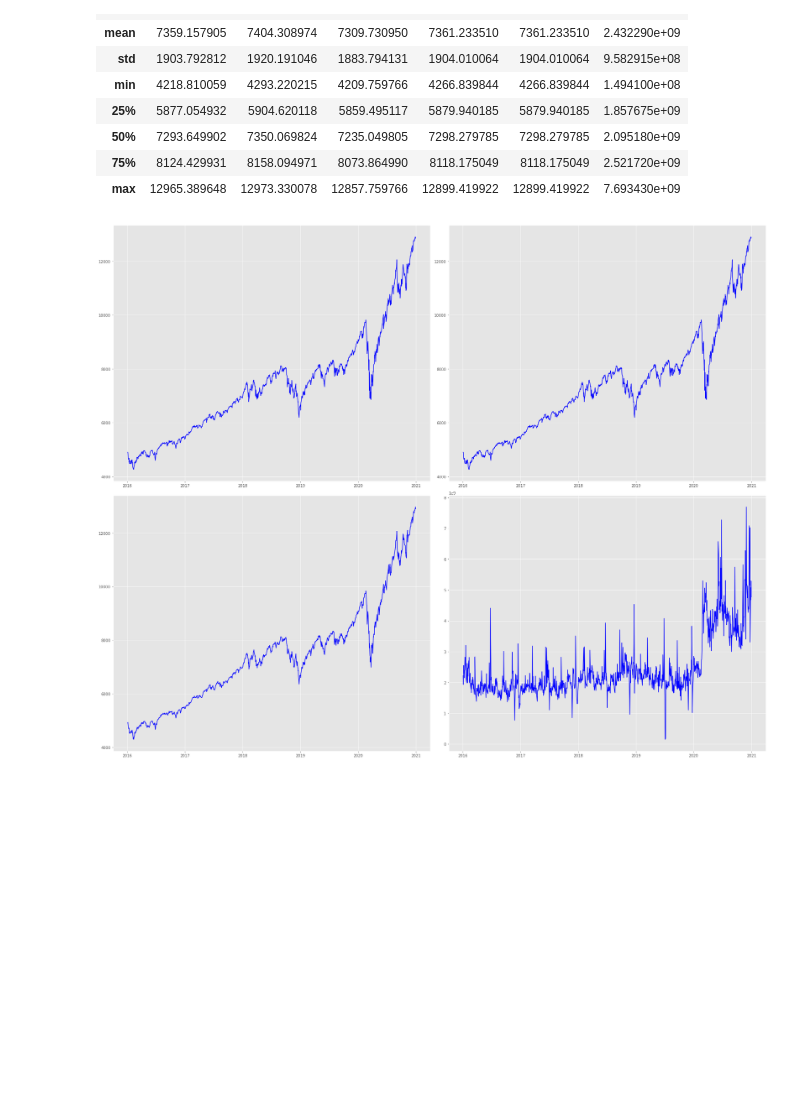
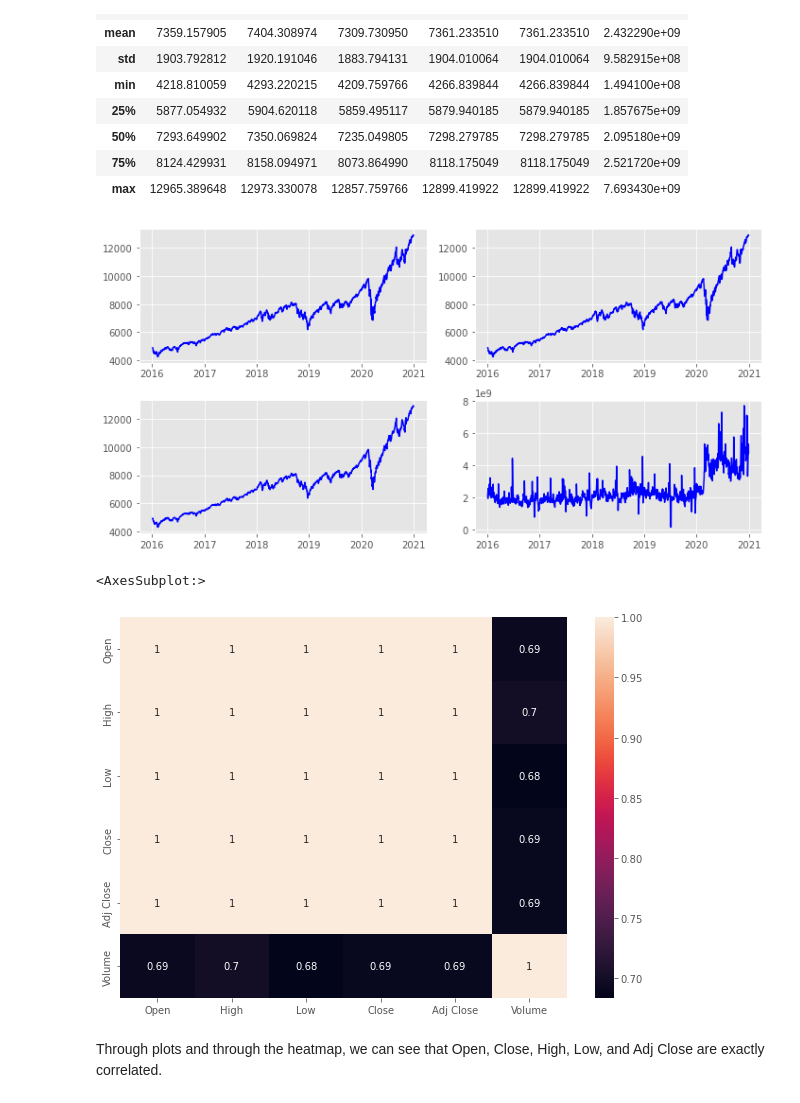
Before and after one commit to Parishkrit/Market-forecast, a Jupyter notebook: NASDAQ.ipynb, the cells around one changed output. Drawn from its saved outputs; the diff is of its cells as text; code cells hidden in the pictures; blank space fills up the shorter version.

```diff
--- a/NASDAQ.ipynb
+++ b/NASDAQ.ipynb
@@ -7,4 +12,4 @@ plt.style.use('ggplot')
 # %%
-series = pd.read_csv("D:\\GitHub\\Market-forecast\\NASDAQ Data\\NASDAQ Training Data - 1st Jan 2016 to 1st Jan 2022.csv", parse_dates=['Date'])
+df = pd.read_csv("D:\\GitHub\\Market-forecast\\NASDAQ Data\\NASDAQ Training Data - 1st Jan 2016 to 1st Jan 2022.csv", parse_dates=['Date'])
 test = pd.read_csv("D:\\GitHub\\Market-forecast\\NASDAQ Data\\NASDAQ Out of Time Data - 1st Jan 2022 to 4th Feb 2022.csv")
 # %%
@@ -46,21 +51,31 @@ series.describe()
 | 75% | 8124.429931 | 8158.094971 | 8073.864990 | 8118.175049 | 8118.175049 | 2.521720e+09 |
 | max | 12965.389648 | 12973.330078 | 12857.759766 | 12899.419922 | 12899.419922 | 7.693430e+09 |
 # %%
-figure,axes = plt.subplots(2,2,figsize=(25,20))
-# plt.figure(figsize =(12,5))
-axes[0,0].plot(series['Date'],series['Close'], color='blue')
+figure,axes = plt.subplots(2,2,figsize=(10,5))
+
+axes[0,0].plot(df['Date'],df['Close'], color='blue')
 # plt.show()
 
-# plt.figure(figsize =(12,5))
-axes[0,1].plot(series['Date'],series['Adj Close'], color='blue')
+axes[0,1].plot(df['Date'],df['Adj Close'], color='blue')
 # plt.show()
 
-axes[1,0].plot(series['Date'],series['High'], color='blue')
+axes[1,0].plot(df['Date'],df['High'], color='blue')
 
-axes[1,1].plot(series['Date'],series['Volume'], color='blue')
+axes[1,1].plot(df['Date'],df['Volume'], color='blue')
 
 plt.tight_layout()
 
 plt.show()
 # %% [output]
-[figure, old version]
+[figure, new version]
+# %%
+correlation = df.corr()
+
+plt.figure(figsize=(10,7))
+
+sns.heatmap(correlation, annot = True)
+# %% [output]
+<AxesSubplot:>
+[figure, added]
+# %% [markdown]
+Through plots and through the heatmap, we can see that Open, Close, High, Low, and Adj Close are exactly correlated.
```
Also changed, not shown: parts of 9 cells of this notebook.
